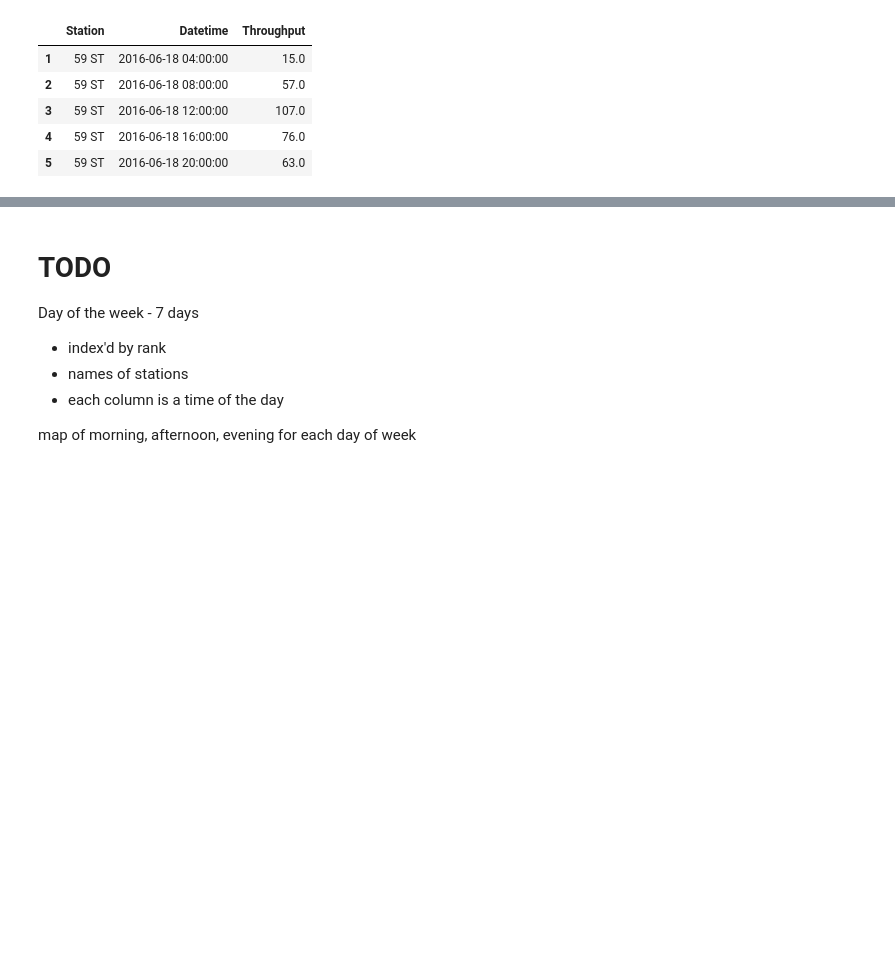
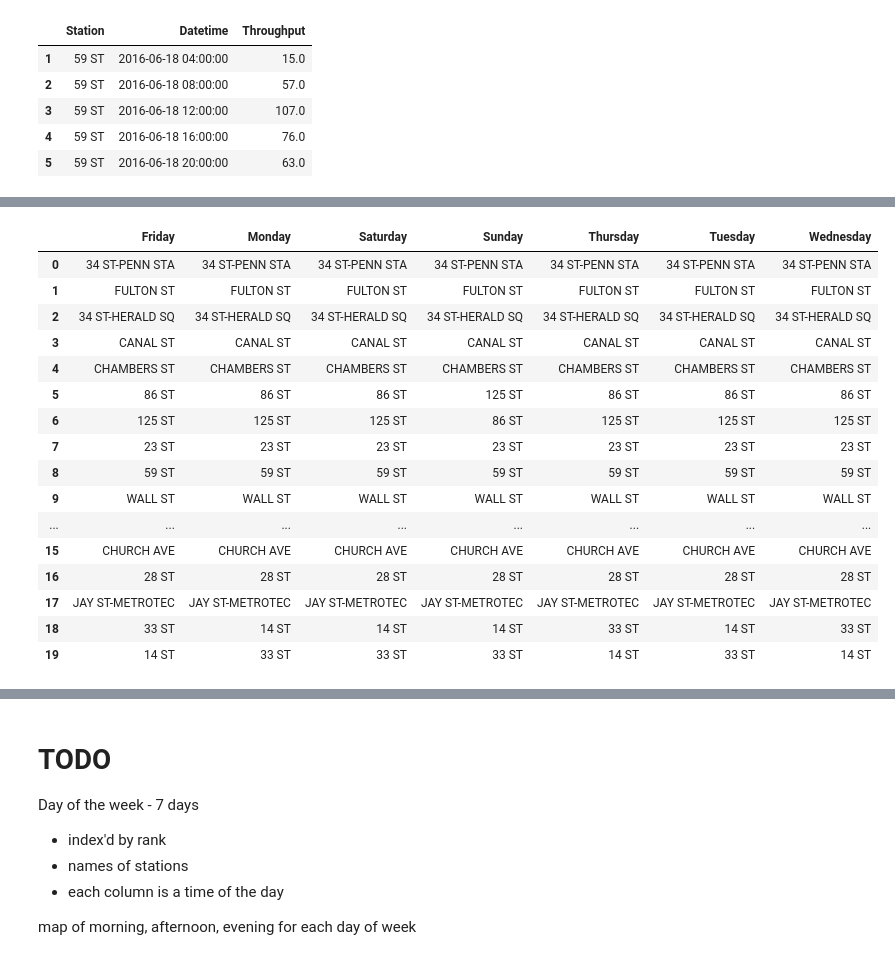
Before and after one commit to destroyme/project-benson-2017, a Jupyter notebook: Benson_Challenge_WTC_DF_20170404_01.ipynb, the cells around one changed output, grey strips where cells are left out. Saved outputs shown, nothing was run; the diff lists cells and outputs as text; code cells hidden in the pictures; blank space fills up the shorter version.

```diff
--- a/Benson_Challenge_WTC_DF_20170404_01.ipynb
+++ b/Benson_Challenge_WTC_DF_20170404_01.ipynb
@@ -199,0 +198,19 @@ df = pd.DataFrame({'Monday': monday,
+# %%
+dtp_mean = dtp.groupby(['Day_of_week','Station'])['Total_throughput'].mean().reset_index()
+pivot = dtp_mean.pivot(index='Station', columns='Day_of_week', values = 'Total_throughput')
+
+monday = pivot['Monday'].sort_values(ascending=False).index.values
+tuesday = pivot['Tuesday'].sort_values(ascending=False).index.values
+wednesday = pivot['Wednesday'].sort_values(ascending=False).index.values
+thursday = pivot['Thursday'].sort_values(ascending=False).index.values
+friday = pivot['Friday'].sort_values(ascending=False).index.values
+saturday = pivot['Saturday'].sort_values(ascending=False).index.values
+sunday = pivot['Sunday'].sort_values(ascending=False).index.values
+
+df = pd.DataFrame({'Monday': monday,
+                  'Tuesday': tuesday,
+                  'Wednesday': wednesday,
+                  'Thursday': thursday,
+                  'Friday': friday,
+                  'Saturday': saturday,
+                  'Sunday': sunday})
@@ -199,0 +219,20 @@ df = pd.DataFrame({'Monday': monday,
+# %%
+df.head(20)
+# %% [output]
+|  | Friday | Monday | Saturday | Sunday | Thursday | Tuesday | Wednesday |
+| 0 | 34 ST-PENN STA | 34 ST-PENN STA | 34 ST-PENN STA | 34 ST-PENN STA | 34 ST-PENN STA | 34 ST-PENN STA | 34 ST-PENN STA |
+| 1 | FULTON ST | FULTON ST | FULTON ST | FULTON ST | FULTON ST | FULTON ST | FULTON ST |
+| 2 | 34 ST-HERALD SQ | 34 ST-HERALD SQ | 34 ST-HERALD SQ | 34 ST-HERALD SQ | 34 ST-HERALD SQ | 34 ST-HERALD SQ | 34 ST-HERALD SQ |
+| 3 | CANAL ST | CANAL ST | CANAL ST | CANAL ST | CANAL ST | CANAL ST | CANAL ST |
+| 4 | CHAMBERS ST | CHAMBERS ST | CHAMBERS ST | CHAMBERS ST | CHAMBERS ST | CHAMBERS ST | CHAMBERS ST |
+| 5 | 86 ST | 86 ST | 86 ST | 125 ST | 86 ST | 86 ST | 86 ST |
+| 6 | 125 ST | 125 ST | 125 ST | 86 ST | 125 ST | 125 ST | 125 ST |
+| 7 | 23 ST | 23 ST | 23 ST | 23 ST | 23 ST | 23 ST | 23 ST |
+| 8 | 59 ST | 59 ST | 59 ST | 59 ST | 59 ST | 59 ST | 59 ST |
+| 9 | WALL ST | WALL ST | WALL ST | WALL ST | WALL ST | WALL ST | WALL ST |
+| ... | ... | ... | ... | ... | ... | ... | ... |
+| 15 | CHURCH AVE | CHURCH AVE | CHURCH AVE | CHURCH AVE | CHURCH AVE | CHURCH AVE | CHURCH AVE |
+| 16 | 28 ST | 28 ST | 28 ST | 28 ST | 28 ST | 28 ST | 28 ST |
+| 17 | JAY ST-METROTEC | JAY ST-METROTEC | JAY ST-METROTEC | JAY ST-METROTEC | JAY ST-METROTEC | JAY ST-METROTEC | JAY ST-METROTEC |
+| 18 | 33 ST | 14 ST | 14 ST | 14 ST | 33 ST | 14 ST | 33 ST |
+| 19 | 14 ST | 33 ST | 33 ST | 33 ST | 14 ST | 33 ST | 14 ST |
```
Also changed, not shown: parts of 21 cells of this notebook.
